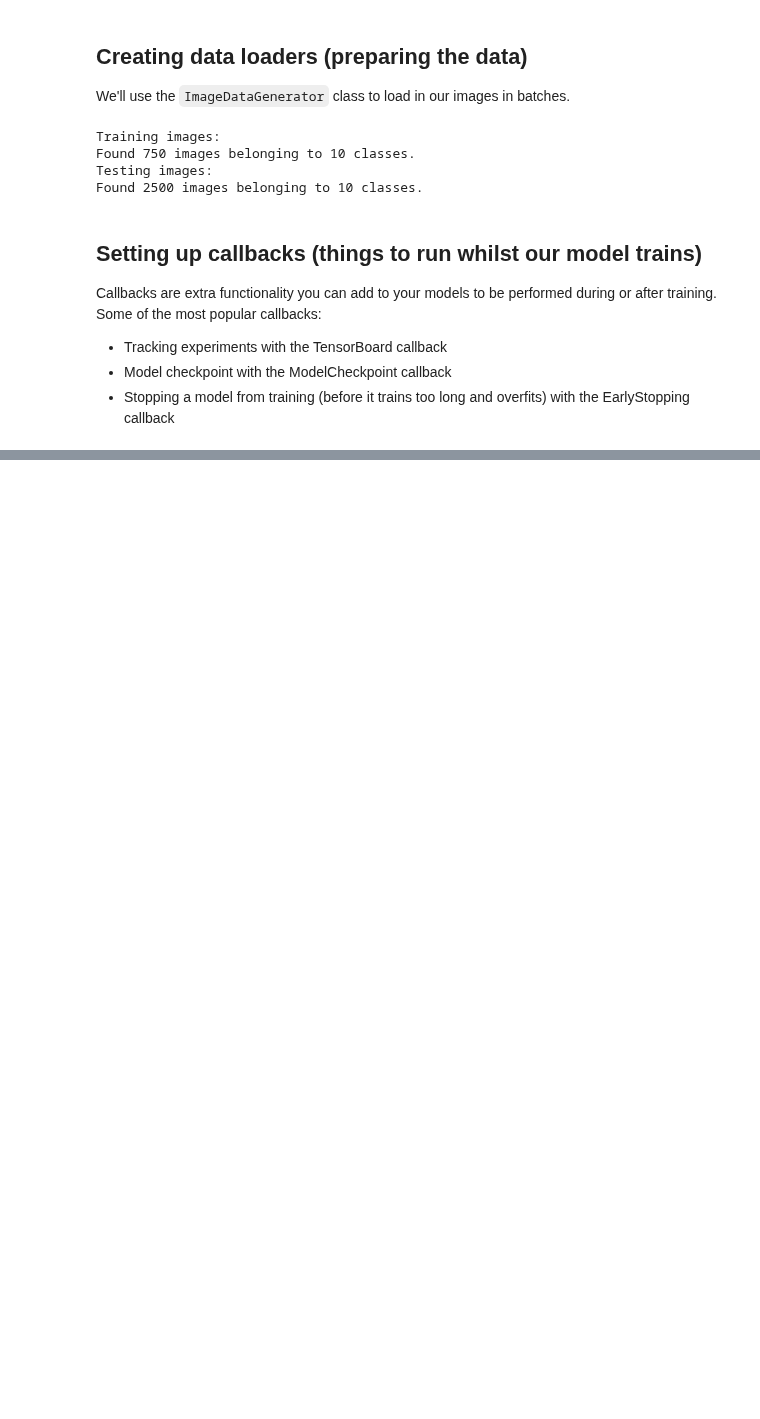
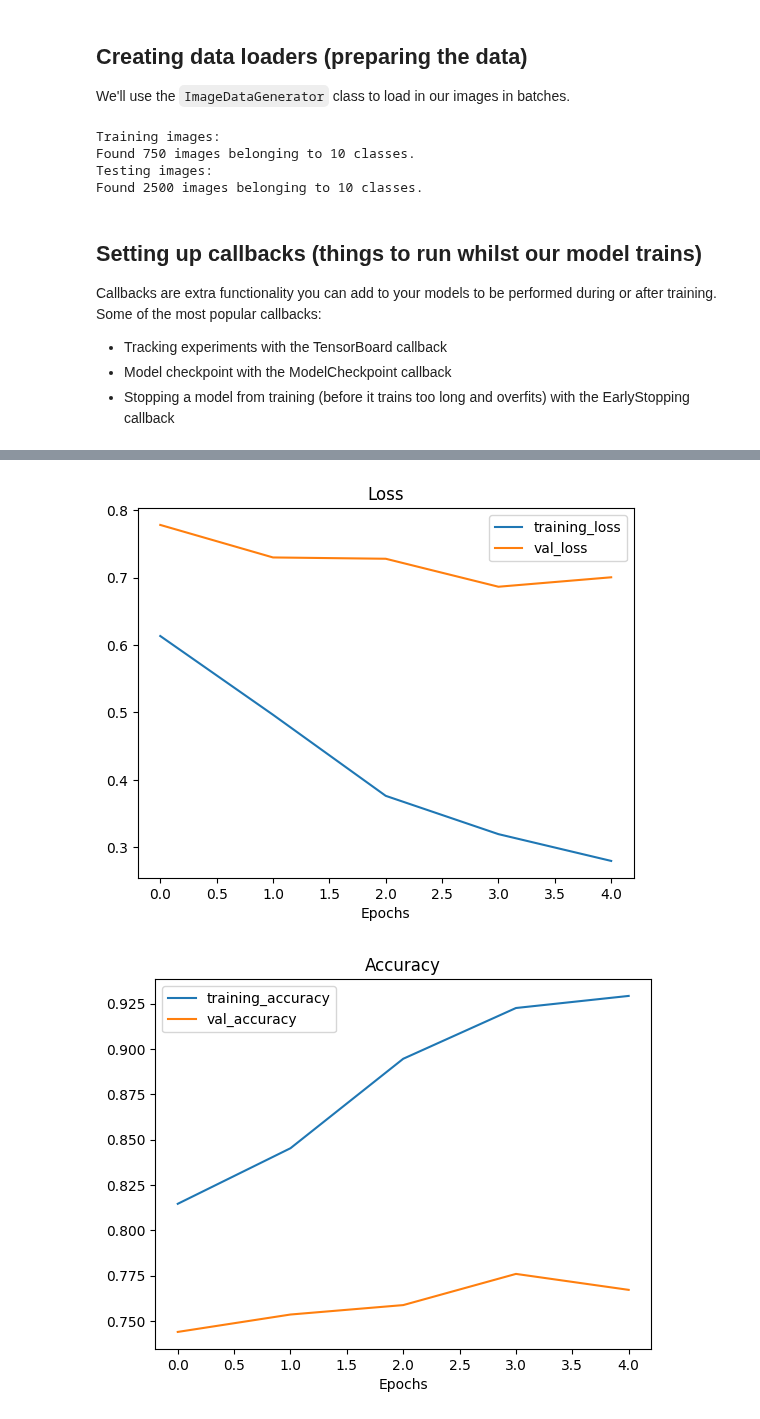
Before and after one commit to MahdadGhasemian/ai-lab, a Jupyter notebook: colab-notebooks/04_transfer_learning_in_tensorflow_part_1_feature_extraction.ipynb, the cells around one changed output, grey strips where cells are left out. Drawn from its saved outputs; the diff is of its cells as text; code cells hidden in the pictures; blank space fills up the shorter version.

Commit message:
ResNet TensorFlow

```diff
--- a/colab-notebooks/04_transfer_learning_in_tensorflow_part_1_feature_extraction.ipynb
+++ b/colab-notebooks/04_transfer_learning_in_tensorflow_part_1_feature_extraction.ipynb
@@ -166,0 +232,5 @@ We can access pretrained models on: https://tfhub.dev/ or https://www.kaggle.com
+# %%
+# Let's compare the following two models
+resnet_url = "https://www.kaggle.com/models/google/resnet-v2/TensorFlow2/101-classification/2"
+
+efficientnet_url = "https://www.kaggle.com/models/tensorflow/efficientnet/TensorFlow2/b0-classification/1"
@@ -166,0 +274,6 @@ We can access pretrained models on: https://tfhub.dev/ or https://www.kaggle.com
+# %%
+# Create Resnet model
+resnet_model = create_model(resnet_url,
+                            num_classes=train_data_10_percent.num_classes)
+
+resnet_model.summary()
@@ -166,0 +295,23 @@ We can access pretrained models on: https://tfhub.dev/ or https://www.kaggle.com
+# %%
+# Compile our resnet model
+resnet_model.compile(loss="categorical_crossentropy",
+                     optimizer="adam",
+                     metrics=["accuracy"])
+# %%
+# Let's fit out ResNet model to the data (10 percent of 10 classes)
+import tf_keras as keras
+from tf_keras.callbacks import TensorBoard
+import datetime
+
+# Create log dir
+log_dir = "tensorflow_hub/resnet50V2/" + datetime.datetime.now().strftime("%Y%m%d-%H%M%S")
+
+# Proper TensorBoard callback
+tensorboard_callback = TensorBoard(log_dir=log_dir, histogram_freq=1)
+
+resnet_history = resnet_model.fit(train_data_10_percent,
+                                  epochs=5,
+                                  steps_per_epoch=len(train_data_10_percent),
+                                  validation_data=test_data,
+                                  validation_steps=len(test_data),
+                                  callbacks=[tensorboard_callback])
@@ -166,0 +329,6 @@ We can access pretrained models on: https://tfhub.dev/ or https://www.kaggle.com
+# %%
+# Check out the model_9 loss curves
+plot_loss_curves(resnet_history)
+# %% [output]
+[figure, added]
+[figure, added]
```
Also changed, not shown: parts of 13 cells of this notebook.
